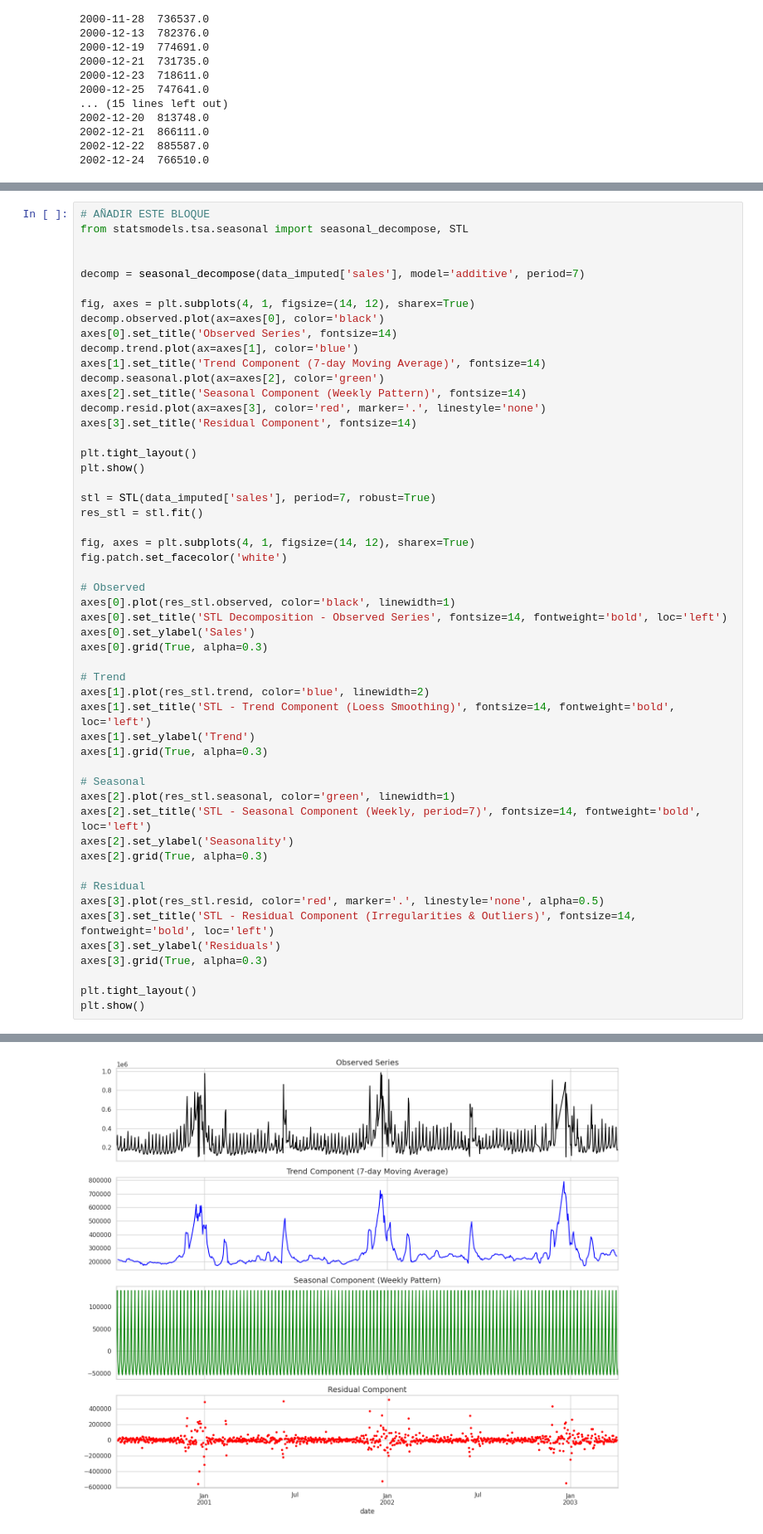
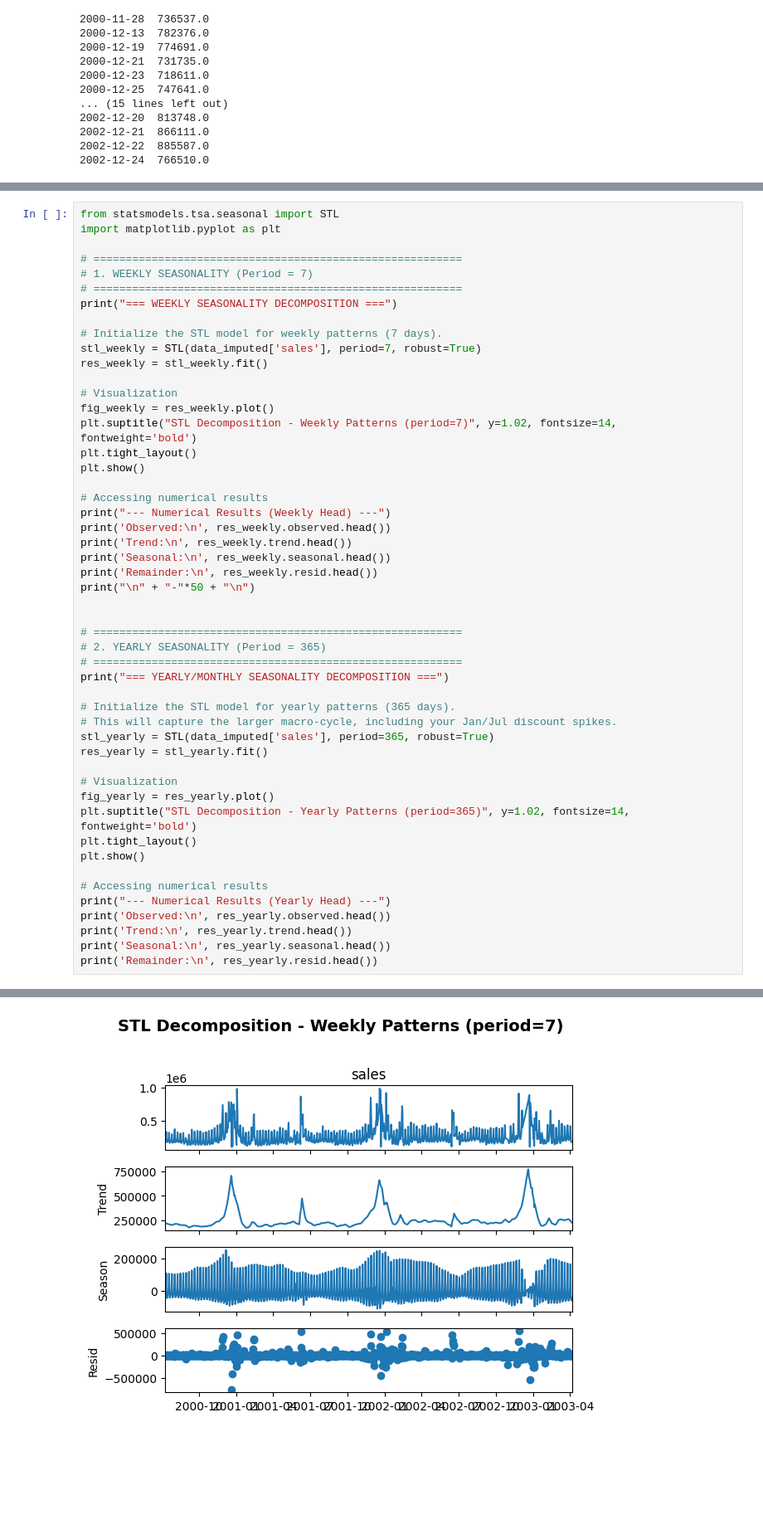
Before and after one commit to joaquinorradre/Time_Series_Assesment1, a Jupyter notebook: Assesment1.ipynb, the cells around one changed output, grey strips where cells are left out. Shown at 83% size. Saved outputs shown, nothing was run; the diff lists cells and outputs as text; blank space fills up the shorter version.

```diff
--- a/Assesment1.ipynb
+++ b/Assesment1.ipynb
@@ -235,53 +310,51 @@ plt.show()
 # %%
-# AÑADIR ESTE BLOQUE
-from statsmodels.tsa.seasonal import seasonal_decompose, STL
+from statsmodels.tsa.seasonal import STL
+import matplotlib.pyplot as plt
 
+# =========================================================
+# 1. WEEKLY SEASONALITY (Period = 7)
+# =========================================================
+print("=== WEEKLY SEASONALITY DECOMPOSITION ===")
 
-decomp = seasonal_decompose(data_imputed['sales'], model='additive', period=7)
+# Initialize the STL model for weekly patterns (7 days).
+stl_weekly = STL(data_imputed['sales'], period=7, robust=True)
+res_weekly = stl_weekly.fit()
 
-fig, axes = plt.subplots(4, 1, figsize=(14, 12), sharex=True)
-decomp.observed.plot(ax=axes[0], color='black')
-axes[0].set_title('Observed Series', fontsize=14)
-decomp.trend.plot(ax=axes[1], color='blue')
-axes[1].set_title('Trend Component (7-day Moving Average)', fontsize=14)
-decomp.seasonal.plot(ax=axes[2], color='green')
-axes[2].set_title('Seasonal Component (Weekly Pattern)', fontsize=14)
-decomp.resid.plot(ax=axes[3], color='red', marker='.', linestyle='none')
-axes[3].set_title('Residual Component', fontsize=14)
-
+# Visualization
+fig_weekly = res_weekly.plot()
+plt.suptitle("STL Decomposition - Weekly Patterns (period=7)", y=1.02, fontsize=14, fontweight='bold')
 plt.tight_layout()
 plt.show()
 
-stl = STL(data_imputed['sales'], period=7, robust=True)
-res_stl = stl.fit()
+# Accessing numerical results
+print("--- Numerical Results (Weekly Head) ---")
+print('Observed:\n', res_weekly.observed.head())
+print('Trend:\n', res_weekly.trend.head())
+print('Seasonal:\n', res_weekly.seasonal.head())
+print('Remainder:\n', res_weekly.resid.head())
+print("\n" + "-"*50 + "\n")
 
-fig, axes = plt.subplots(4, 1, figsize=(14, 12), sharex=True)
-fig.patch.set_facecolor('white')
 
-# Observed
-axes[0].plot(res_stl.observed, color='black', linewidth=1)
-axes[0].set_title('STL Decomposition - Observed Series', fontsize=14, fontweight='bold', loc='left')
-axes[0].set_ylabel('Sales')
-axes[0].grid(True, alpha=0.3)
+# =========================================================
+# 2. YEARLY SEASONALITY (Period = 365)
+# =========================================================
+print("=== YEARLY/MONTHLY SEASONALITY DECOMPOSITION ===")
 
-# Trend
-axes[1].plot(res_stl.trend, color='blue', linewidth=2)
-axes[1].set_title('STL - Trend Component (Loess Smoothing)', fontsize=14, fontweight='bold', loc='left')
-axes[1].set_ylabel('Trend')
-axes[1].grid(True, alpha=0.3)
+# Initialize the STL model for yearly patterns (365 days).
+# This will capture the larger macro-cycle, including your Jan/Jul discount spikes.
+stl_yearly = STL(data_imputed['sales'], period=365, robust=True)
+res_yearly = stl_yearly.fit()
 
-# Seasonal
-axes[2].plot(res_stl.seasonal, color='green', linewidth=1)
-axes[2].set_title('STL - Seasonal Component (Weekly, period=7)', fontsize=14, fontweight='bold', loc='left')
-axes[2].set_ylabel('Seasonality')
-axes[2].grid(True, alpha=0.3)
-
-# Residual
-axes[3].plot(res_stl.resid, color='red', marker='.', linestyle='none', alpha=0.5)
-axes[3].set_title('STL - Residual Component (Irregularities & Outliers)', fontsize=14, fontweight='bold', loc='left')
-axes[3].set_ylabel('Residuals')
-axes[3].grid(True, alpha=0.3)
-
+# Visualization
+fig_yearly = res_yearly.plot()
+plt.suptitle("STL Decomposition - Yearly Patterns (period=365)", y=1.02, fontsize=14, fontweight='bold')
 plt.tight_layout()
 plt.show()
+
+# Accessing numerical results
+print("--- Numerical Results (Yearly Head) ---")
+print('Observed:\n', res_yearly.observed.head())
+print('Trend:\n', res_yearly.trend.head())
+print('Seasonal:\n', res_yearly.seasonal.head())
+print('Remainder:\n', res_yearly.resid.head())
 # %% [output]
@@ -288 +362 @@ plt.show()
-[figure, old version]
+[figure, new version]
```
Also changed, not shown: parts of 41 cells of this notebook.
